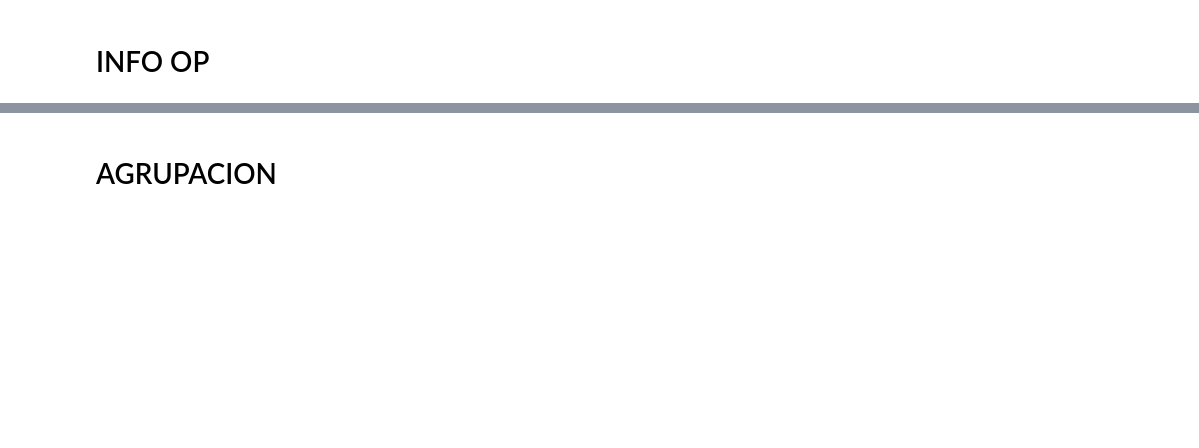
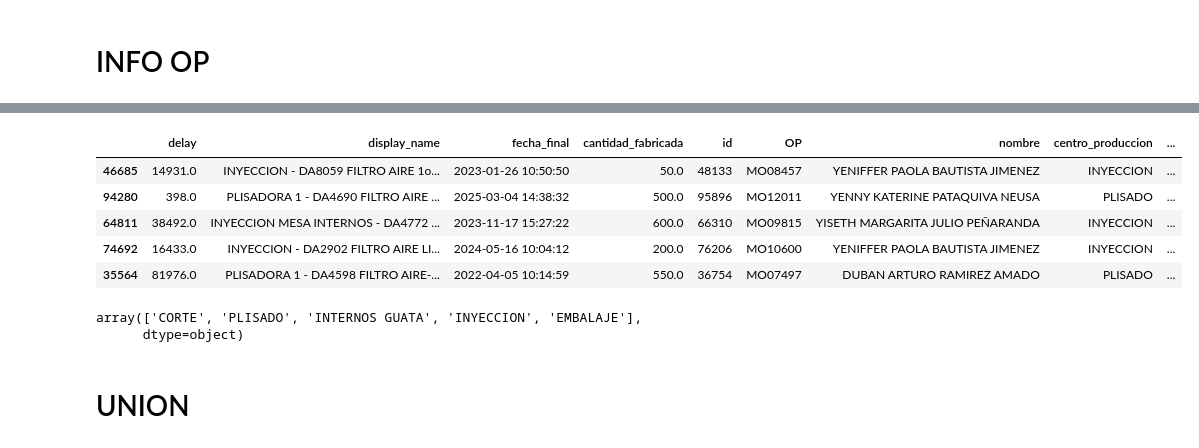
Before and after one commit to FiltrosDonsson/Proyectos-Data-analyst, a Jupyter notebook: PRORUDCCION/tiempo_produccion.ipynb, the cells around one changed output, grey strips where cells are left out. Saved outputs shown, nothing was run; the diff lists cells and outputs as text; code cells hidden in the pictures; blank space fills up the shorter version.

```diff
--- a/PRORUDCCION/tiempo_produccion.ipynb
+++ b/PRORUDCCION/tiempo_produccion.ipynb
@@ -303,2 +158,18 @@ df_fl.head()
+# %%
+df_workorders["tiempo_real"] = (df_workorders["delay"] / df_workorders["cantidad_fabricada"]).round(2)
+
+df_workorders.sample(5)
+# %% [output]
+|  | delay | display_name | fecha_final | cantidad_fabricada | id | OP | nombre | centro_produccion | ... |
+| 46685 | 14931.0 | INYECCION - DA8059 FILTRO AIRE 1o... | 2023-01-26 10:50:50 | 50.0 | 48133 | MO08457 | YENIFFER PAOLA BAUTISTA JIMENEZ | INYECCION | ... |
+| 94280 | 398.0 | PLISADORA 1 - DA4690 FILTRO AIRE ... | 2025-03-04 14:38:32 | 500.0 | 95896 | MO12011 | YENNY KATERINE PATAQUIVA NEUSA | PLISADO | ... |
+| 64811 | 38492.0 | INYECCION MESA INTERNOS - DA4772 ... | 2023-11-17 15:27:22 | 600.0 | 66310 | MO09815 | YISETH MARGARITA JULIO PEÑARANDA | INYECCION | ... |
+| 74692 | 16433.0 | INYECCION - DA2902 FILTRO AIRE LI... | 2024-05-16 10:04:12 | 200.0 | 76206 | MO10600 | YENIFFER PAOLA BAUTISTA JIMENEZ | INYECCION | ... |
+| 35564 | 81976.0 | PLISADORA 1 - DA4598 FILTRO AIRE-... | 2022-04-05 10:14:59 | 550.0 | 36754 | MO07497 | DUBAN ARTURO RAMIREZ AMADO | PLISADO | ... |
+# %%
+df_workorders["centro_produccion"].unique()
+# %% [output]
+array(['CORTE', 'PLISADO', 'INTERNOS GUATA', 'INYECCION', 'EMBALAJE'],
+      dtype=object)
 # %% [markdown]
-# AGRUPACION
+# UNION
```
Also changed, not shown: parts of 16 cells of this notebook, 8 other files.
